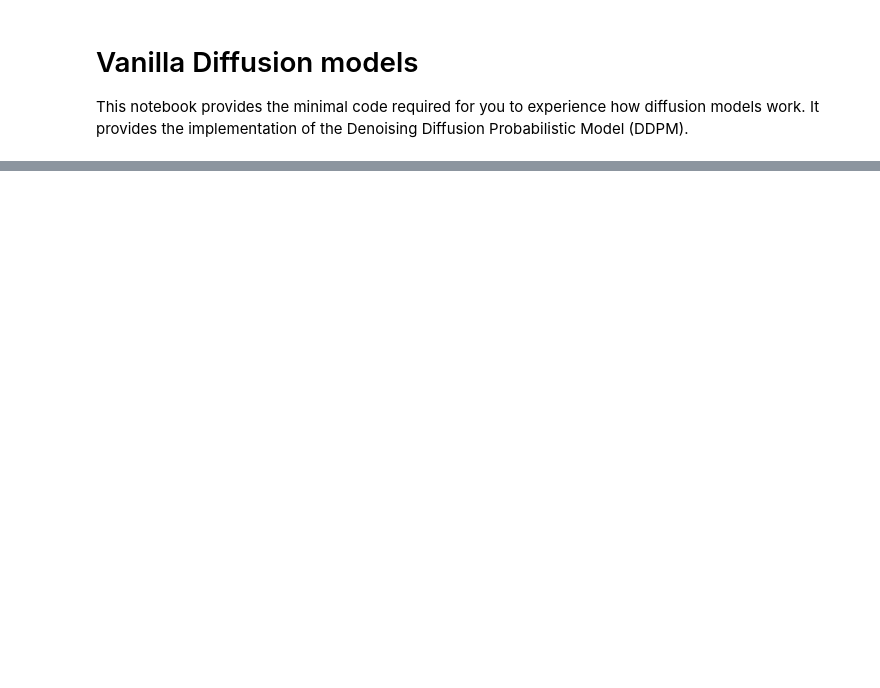
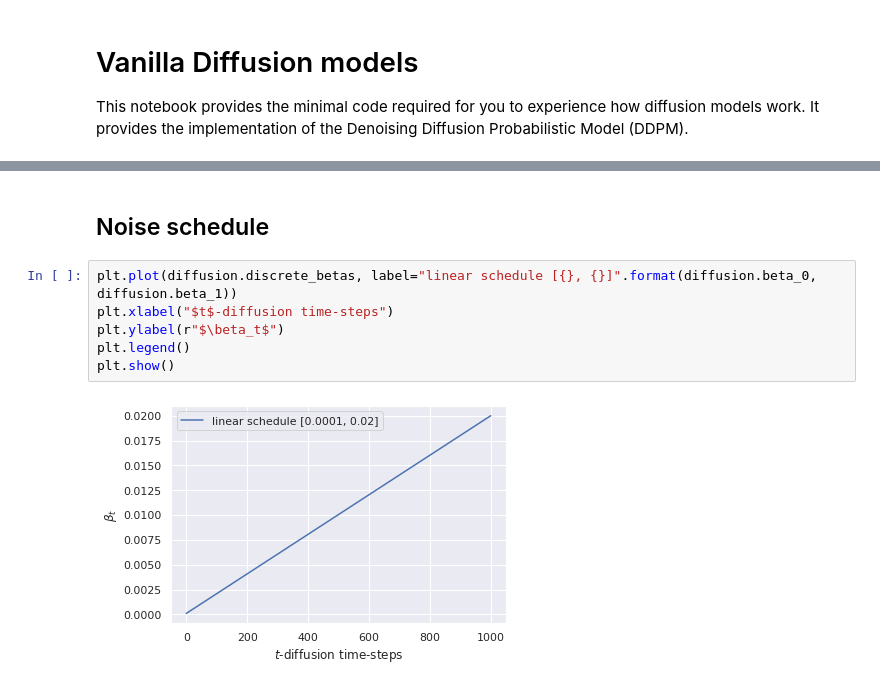
Before and after one commit to gabrielraya/vanilla-diffusion-model, a Jupyter notebook: Vanilla_Diffusion_models.ipynb, the cells around one changed output, grey strips where cells are left out. Drawn from its saved outputs; the diff is of its cells as text; blank space fills up the shorter version.

```diff
--- a/Vanilla_Diffusion_models.ipynb
+++ b/Vanilla_Diffusion_models.ipynb
@@ -120,0 +445,10 @@ score_model = torch.nn.DataParallel(score_model)
+# %% [markdown]
+## Noise schedule
+# %%
+plt.plot(diffusion.discrete_betas, label="linear schedule [{}, {}]".format(diffusion.beta_0, diffusion.beta_1))
+plt.xlabel("$t$-diffusion time-steps")
+plt.ylabel(r"$\beta_t$")
+plt.legend()
+plt.show()
+# %% [output]
+[figure, added]
```
Also changed, not shown: parts of 36 cells of this notebook.
